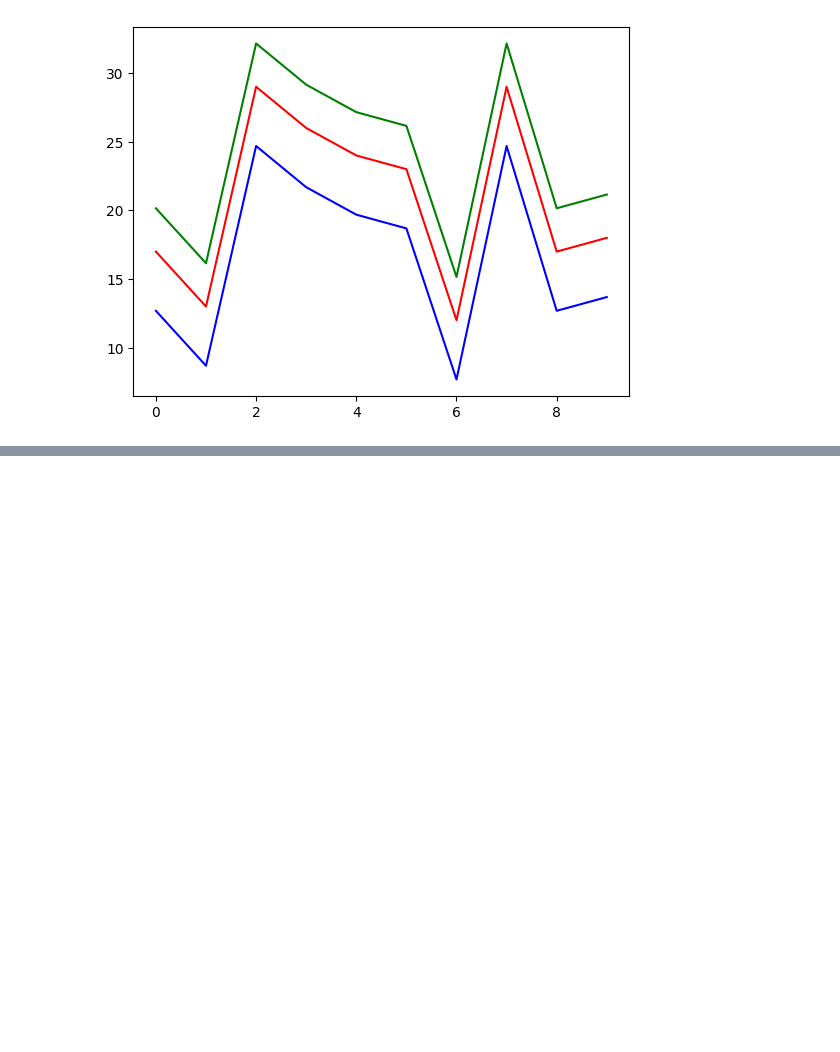
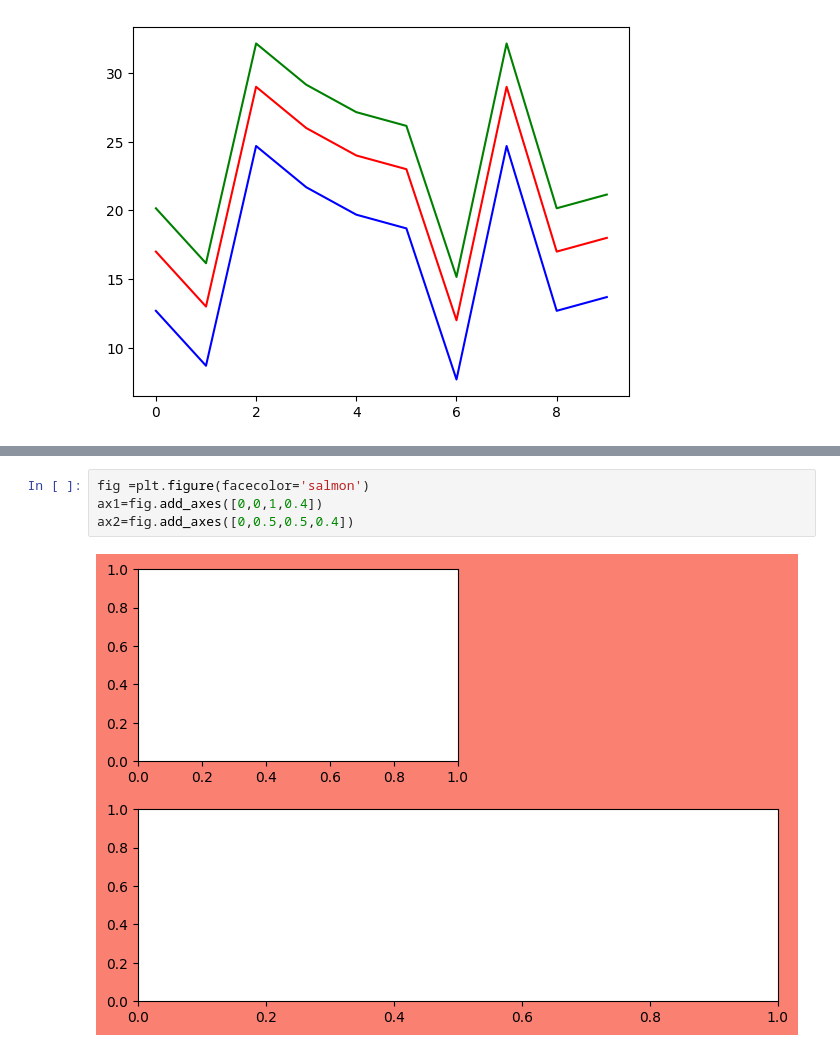
Before and after one commit to anushkas1704/complete-pandas-tutorial, a Jupyter notebook: 6th_TDSC.ipynb, the cells around one changed output, grey strips where cells are left out. Drawn from its saved outputs; the diff is of its cells as text; blank space fills up the shorter version.

```diff
--- a/6th_TDSC.ipynb
+++ b/6th_TDSC.ipynb
@@ -75,0 +85,6 @@ plt.show()
+# %%
+fig =plt.figure(facecolor='salmon')
+ax1=fig.add_axes([0,0,1,0.4])
+ax2=fig.add_axes([0,0.5,0.5,0.4])
+# %% [output]
+[figure, added]
```
Also changed, not shown: parts of 2 cells of this notebook.
